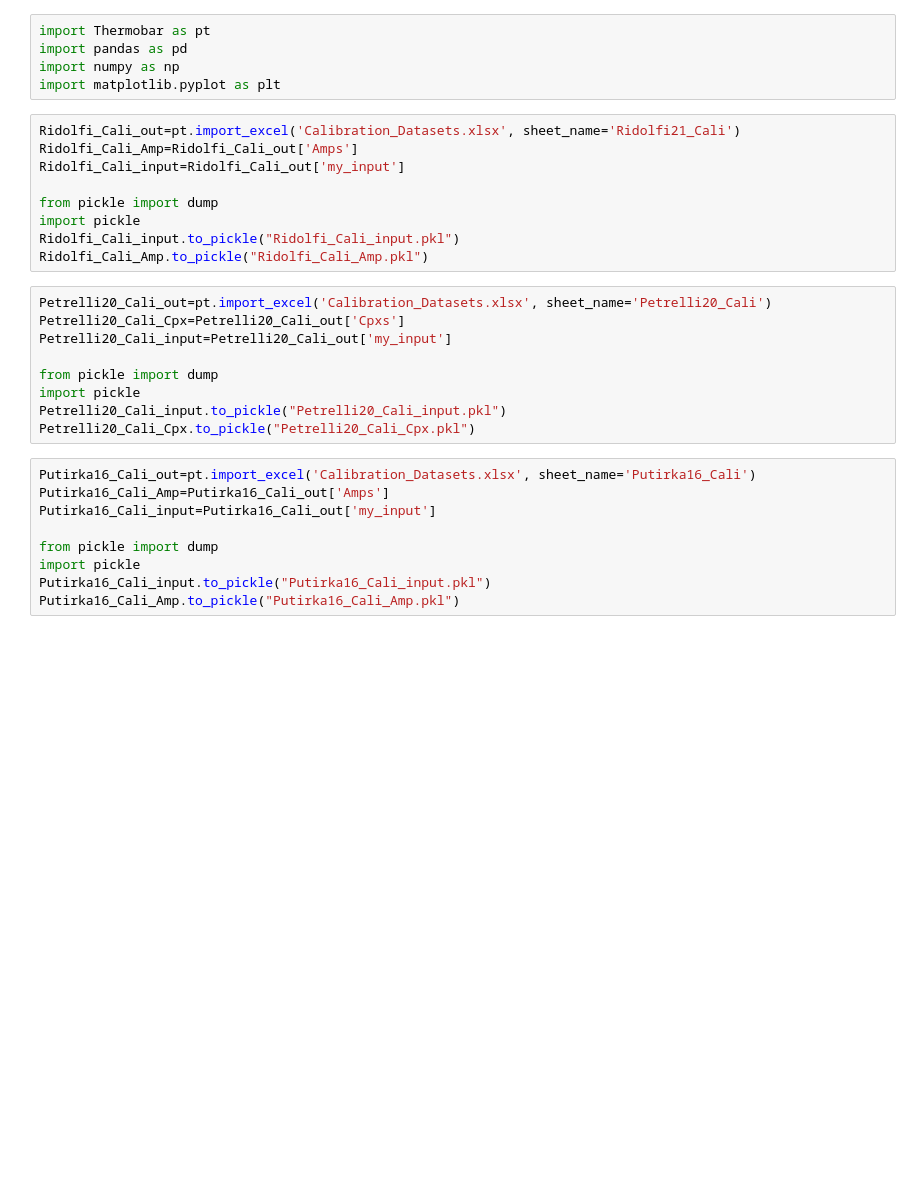
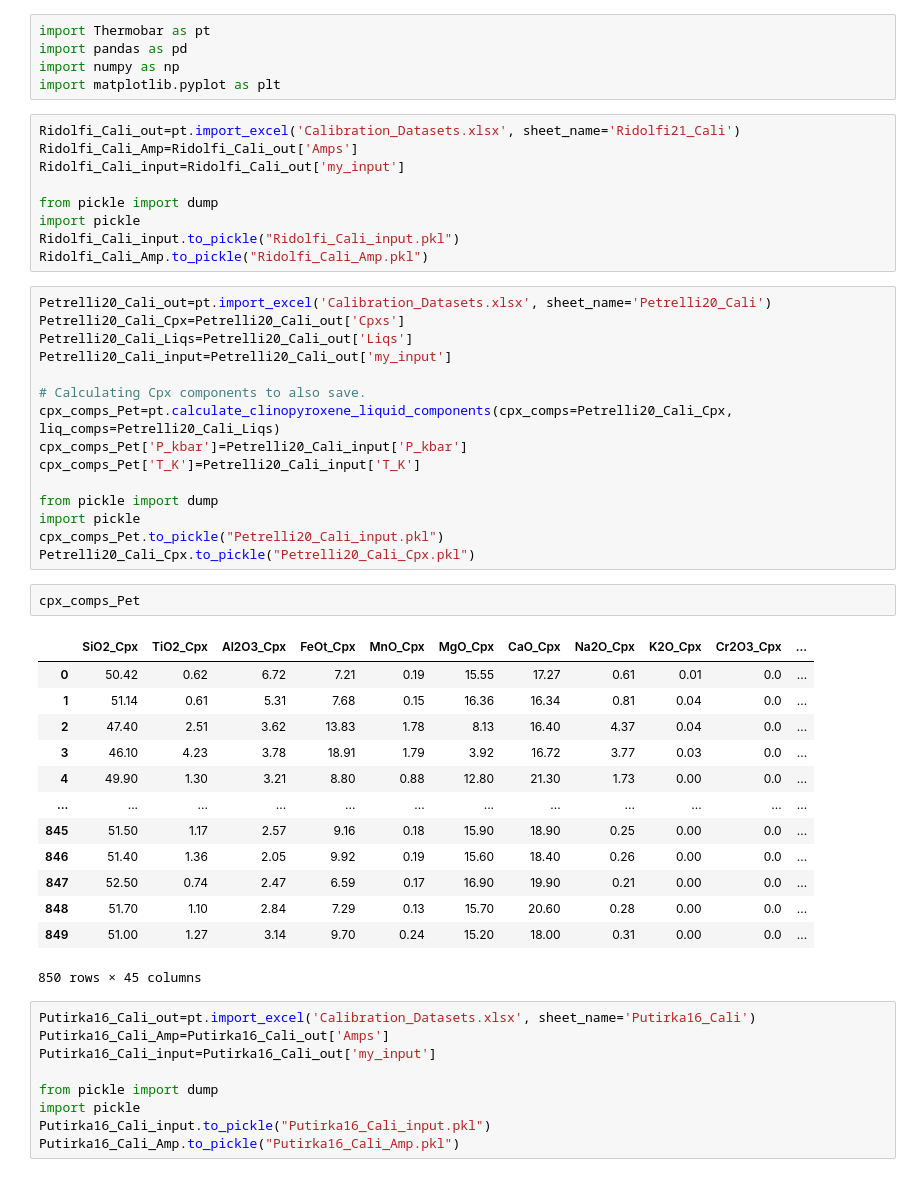
Before and after one commit to PennyWieser/Thermobar, a Jupyter notebook: Testing/Cali_Dataset_Pickles.ipynb, the cells around one changed output. Cells and saved outputs as stored; diff of their text form; blank space fills up the shorter version.

```diff
--- a/Testing/Cali_Dataset_Pickles.ipynb
+++ b/Testing/Cali_Dataset_Pickles.ipynb
@@ -15,12 +15,34 @@ Ridolfi_Cali_Amp.to_pickle("Ridolfi_Cali_Amp.pkl")
 # %%
 Petrelli20_Cali_out=pt.import_excel('Calibration_Datasets.xlsx', sheet_name='Petrelli20_Cali')
 Petrelli20_Cali_Cpx=Petrelli20_Cali_out['Cpxs']
+Petrelli20_Cali_Liqs=Petrelli20_Cali_out['Liqs']
 Petrelli20_Cali_input=Petrelli20_Cali_out['my_input']
+
+# Calculating Cpx components to also save.
+cpx_comps_Pet=pt.calculate_clinopyroxene_liquid_components(cpx_comps=Petrelli20_Cali_Cpx, liq_comps=Petrelli20_Cali_Liqs)
+cpx_comps_Pet['P_kbar']=Petrelli20_Cali_input['P_kbar']
+cpx_comps_Pet['T_K']=Petrelli20_Cali_input['T_K']
 
 from pickle import dump
 import pickle
-Petrelli20_Cali_input.to_pickle("Petrelli20_Cali_input.pkl")
+cpx_comps_Pet.to_pickle("Petrelli20_Cali_input.pkl")
 Petrelli20_Cali_Cpx.to_pickle("Petrelli20_Cali_Cpx.pkl")
+# %%
+cpx_comps_Pet
+# %% [output]
+|  | SiO2_Cpx | TiO2_Cpx | Al2O3_Cpx | FeOt_Cpx | MnO_Cpx | MgO_Cpx | CaO_Cpx | Na2O_Cpx | K2O_Cpx | Cr2O3_Cpx | ... |
+| 0 | 50.42 | 0.62 | 6.72 | 7.21 | 0.19 | 15.55 | 17.27 | 0.61 | 0.01 | 0.0 | ... |
+| 1 | 51.14 | 0.61 | 5.31 | 7.68 | 0.15 | 16.36 | 16.34 | 0.81 | 0.04 | 0.0 | ... |
+| 2 | 47.40 | 2.51 | 3.62 | 13.83 | 1.78 | 8.13 | 16.40 | 4.37 | 0.04 | 0.0 | ... |
+| 3 | 46.10 | 4.23 | 3.78 | 18.91 | 1.79 | 3.92 | 16.72 | 3.77 | 0.03 | 0.0 | ... |
+| 4 | 49.90 | 1.30 | 3.21 | 8.80 | 0.88 | 12.80 | 21.30 | 1.73 | 0.00 | 0.0 | ... |
+| ... | ... | ... | ... | ... | ... | ... | ... | ... | ... | ... | ... |
+| 845 | 51.50 | 1.17 | 2.57 | 9.16 | 0.18 | 15.90 | 18.90 | 0.25 | 0.00 | 0.0 | ... |
+| 846 | 51.40 | 1.36 | 2.05 | 9.92 | 0.19 | 15.60 | 18.40 | 0.26 | 0.00 | 0.0 | ... |
+| 847 | 52.50 | 0.74 | 2.47 | 6.59 | 0.17 | 16.90 | 19.90 | 0.21 | 0.00 | 0.0 | ... |
+| 848 | 51.70 | 1.10 | 2.84 | 7.29 | 0.13 | 15.70 | 20.60 | 0.28 | 0.00 | 0.0 | ... |
+| 849 | 51.00 | 1.27 | 3.14 | 9.70 | 0.24 | 15.20 | 18.00 | 0.31 | 0.00 | 0.0 | ... |
+850 rows × 45 columns
 # %%
 Putirka16_Cali_out=pt.import_excel('Calibration_Datasets.xlsx', sheet_name='Putirka16_Cali')
 Putirka16_Cali_Amp=Putirka16_Cali_out['Amps']
```
Also changed, not shown: 7 other files.
